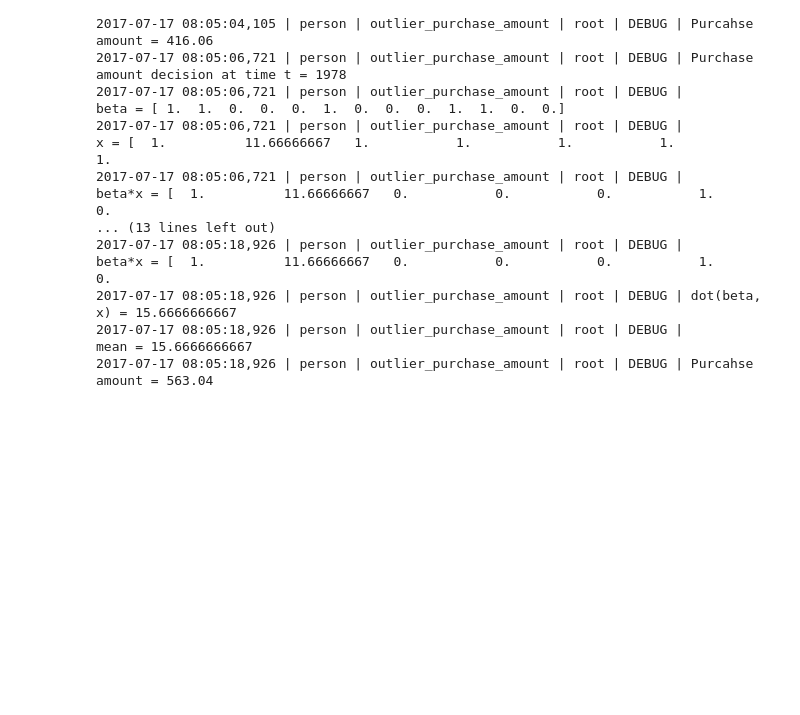
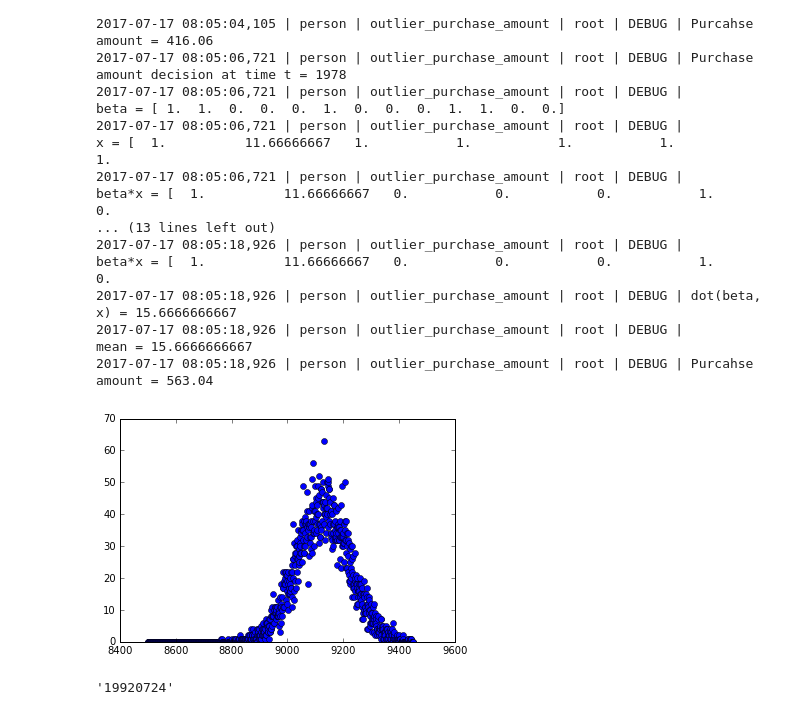
Before and after one commit to rwsharp/decisions, a Jupyter notebook: Response Tuning - purchase_amount.ipynb, the cells around one changed output. Saved outputs shown, nothing was run; the diff lists cells and outputs as text; code cells hidden in the pictures; blank space fills up the shorter version.

```diff
--- a/Response Tuning - purchase_amount.ipynb
+++ b/Response Tuning - purchase_amount.ipynb
@@ -286,13 +286,25 @@ g_inv(0.01)/float(1*24*30)
 # %%
 from collections import Counter
 
-for lam in range(30, 30 + 1, 10):
-    size = 1000
+for lam in range(365*25, 365*25 + 1, 1000):
+    size = 10000
     sample = np.random.poisson(lam, size)
 
     h = Counter(sample)
 
-    x = range(max(h))
+    x = range(8500, max(h))
     y = [h.get(xi, 0) for xi in x]
 
     plt.plot(x, y, 'o')
+    plt.show()
+# %% [output]
+[figure, added]
+# %%
+from datetime import datetime, timedelta
+
+dt_fmt = '%Y%m%d'
+now = datetime.strptime('20170718', dt_fmt)
+
+(now - timedelta(days=365*25)).strftime(dt_fmt)
+# %% [output]
+'19920724'
```
Also changed, not shown: 1 other file.
